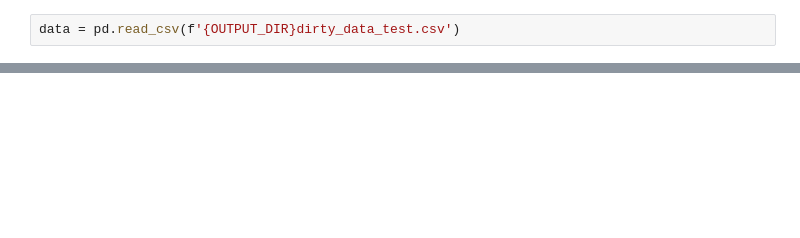
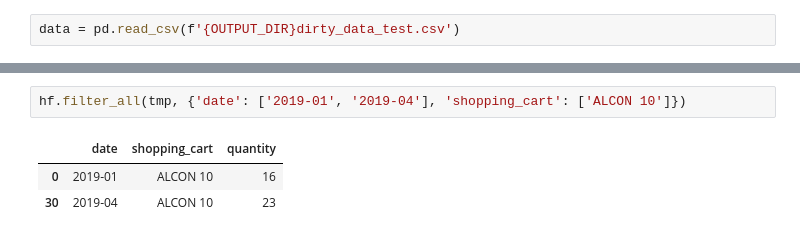
Before and after one commit to reganjohnd/Data-Cleaning, a Jupyter notebook: testing.ipynb, the cells around one changed output, grey strips where cells are left out. Drawn from its saved outputs; the diff is of its cells as text; blank space fills up the shorter version.

```diff
--- a/testing.ipynb
+++ b/testing.ipynb
@@ -195,0 +228,6 @@ df.
+# %%
+hf.filter_all(tmp, {'date': ['2019-01', '2019-04'], 'shopping_cart': ['ALCON 10']})
+# %% [output]
+|  | date | shopping_cart | quantity |
+| 0 | 2019-01 | ALCON 10 | 16 |
+| 30 | 2019-04 | ALCON 10 | 23 |
```
Also changed, not shown: parts of 16 cells of this notebook, 1 other file.
